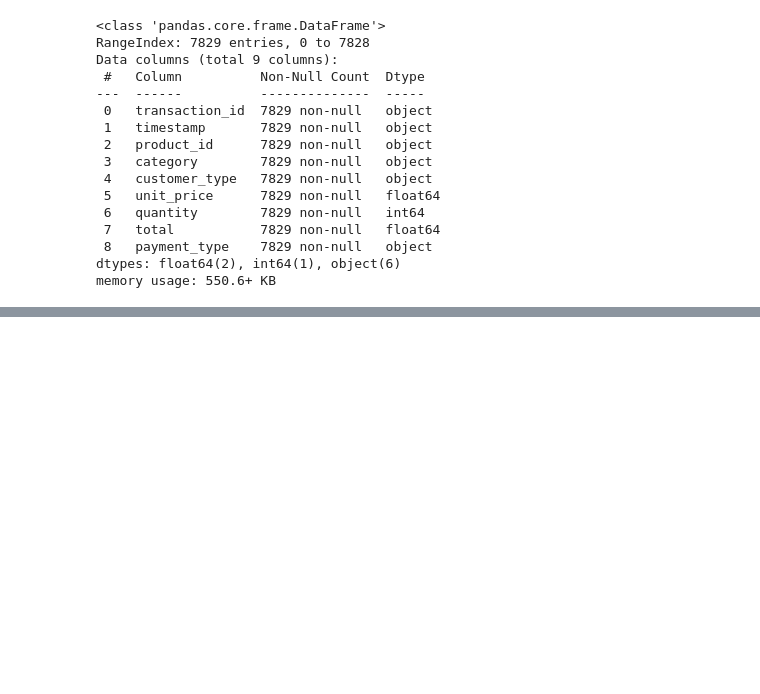
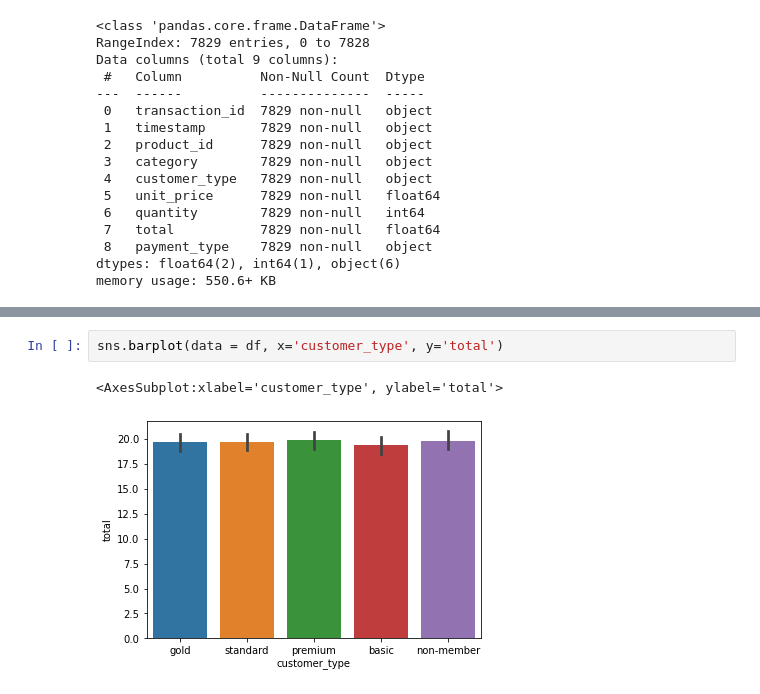
Before and after one commit to DOMINION-JOHN1/Cognizant_artificial_intelligence_project, a Jupyter notebook: cognizant_AI_project.ipynb, the cells around one changed output, grey strips where cells are left out. Drawn from its saved outputs; the diff is of its cells as text; blank space fills up the shorter version.

```diff
--- a/cognizant_AI_project.ipynb
+++ b/cognizant_AI_project.ipynb
@@ -47,0 +86,5 @@ memory usage: 550.6+ KB
+# %%
+sns.barplot(data = df, x='customer_type', y='total')
+# %% [output]
+<AxesSubplot:xlabel='customer_type', ylabel='total'>
+[figure, added]
```
Also changed, not shown: parts of 10 cells of this notebook.
